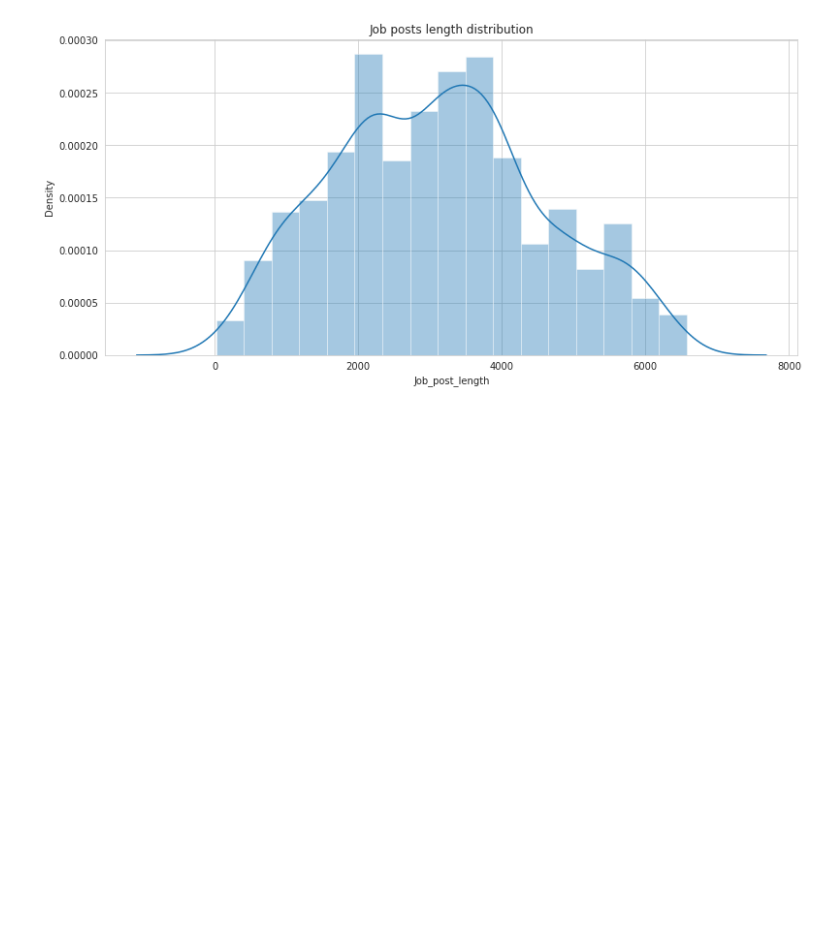
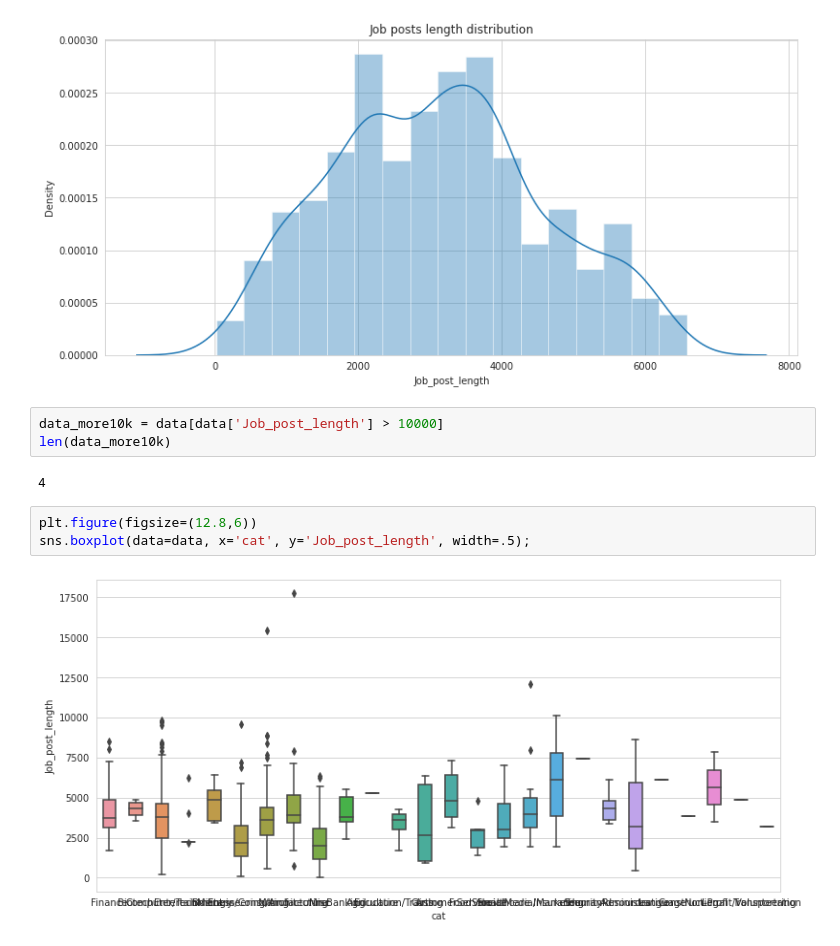
Before and after one commit to MashaKubyshina/Data_Science_Scripts, a Jupyter notebook: Visual_EDA_Job_Descriptions.ipynb, the cells around one changed output. Cells and saved outputs as stored; diff of their text form; blank space fills up the shorter version.

```diff
--- a/Visual_EDA_Job_Descriptions.ipynb
+++ b/Visual_EDA_Job_Descriptions.ipynb
@@ -224,3 +225,13 @@ plt.figure(figsize=(12.8,6))
 sns.distplot(data_95['Job_post_length']).set_title('Job posts length distribution');
 # %% [output]
 [figure]
+# %%
+data_more10k = data[data['Job_post_length'] > 10000]
+len(data_more10k)
+# %% [output]
+4
+# %%
+plt.figure(figsize=(12.8,6))
+sns.boxplot(data=data, x='cat', y='Job_post_length', width=.5);
+# %% [output]
+[figure, added]
```
Also changed, not shown: parts of 3 cells of this notebook.
